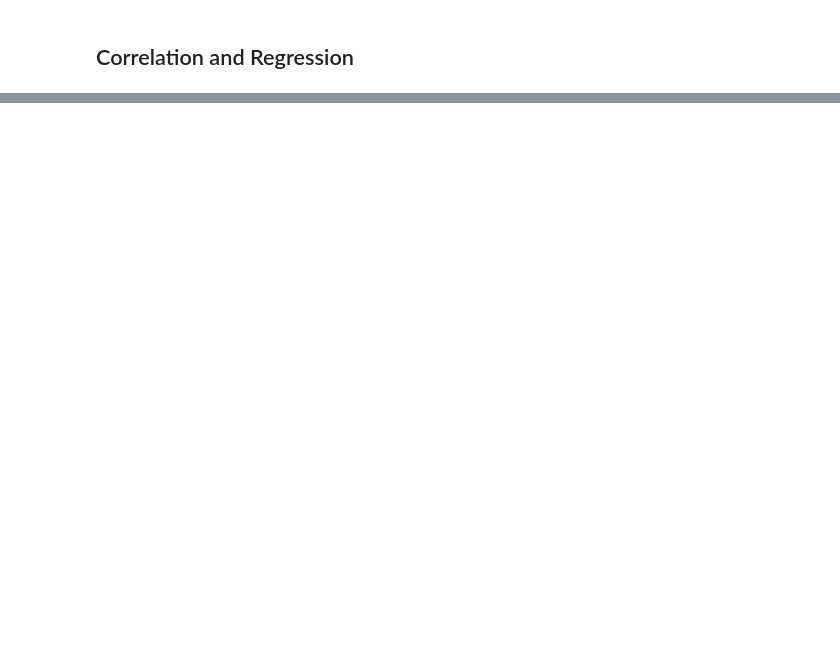
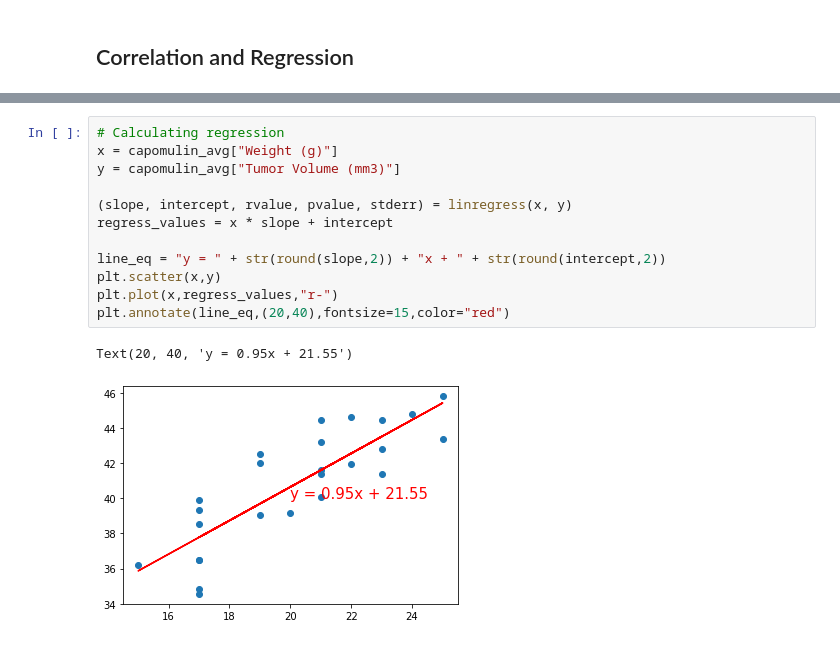
Before and after one commit to bhubh/matplotlib_challenge, a Jupyter notebook: Pymaceuticals/pymaceuticals.ipynb, the cells around one changed output, grey strips where cells are left out. Cells and saved outputs as stored; diff of their text form; blank space fills up the shorter version.

```diff
--- a/Pymaceuticals/pymaceuticals.ipynb
+++ b/Pymaceuticals/pymaceuticals.ipynb
@@ -328,0 +341,15 @@ av_tumorvol = clean_df.loc[clean_df["Drug Regimen"]=="Capomulin"].mean()
+# %%
+# Calculating regression
+x = capomulin_avg["Weight (g)"]
+y = capomulin_avg["Tumor Volume (mm3)"]
+
+(slope, intercept, rvalue, pvalue, stderr) = linregress(x, y)
+regress_values = x * slope + intercept
+
+line_eq = "y = " + str(round(slope,2)) + "x + " + str(round(intercept,2))
+plt.scatter(x,y)
+plt.plot(x,regress_values,"r-")
+plt.annotate(line_eq,(20,40),fontsize=15,color="red")
+# %% [output]
+Text(20, 40, 'y = 0.95x + 21.55')
+[figure, added]
```
Also changed, not shown: parts of 3 cells of this notebook.
